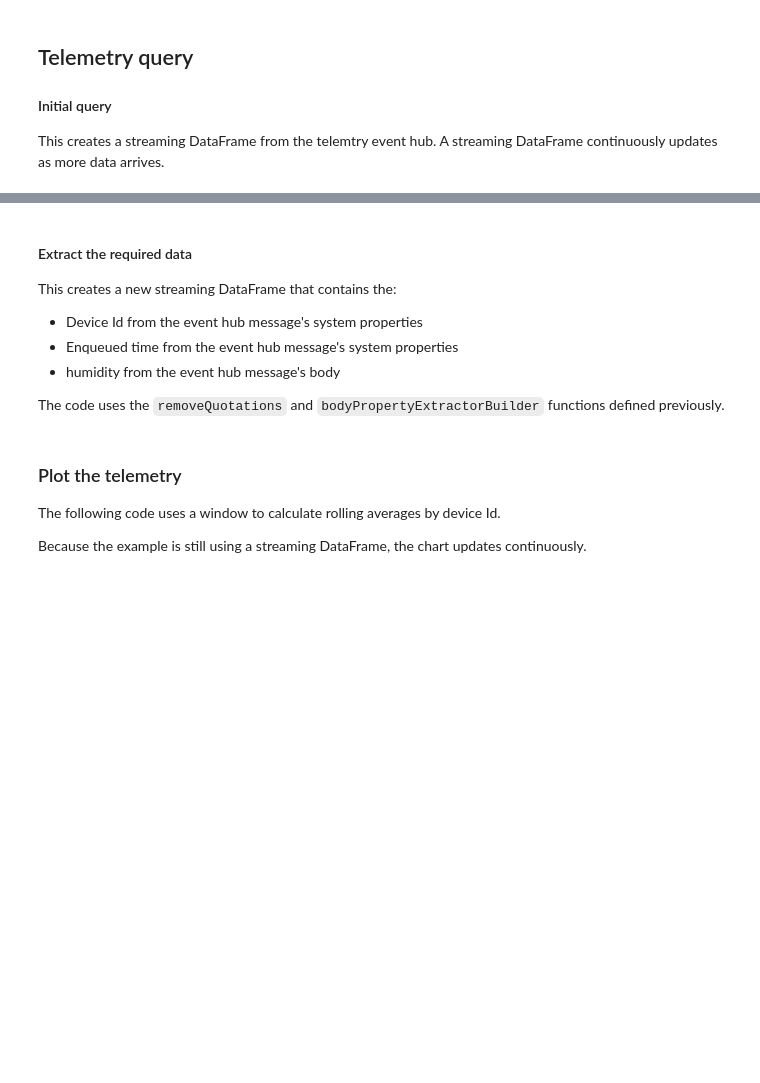
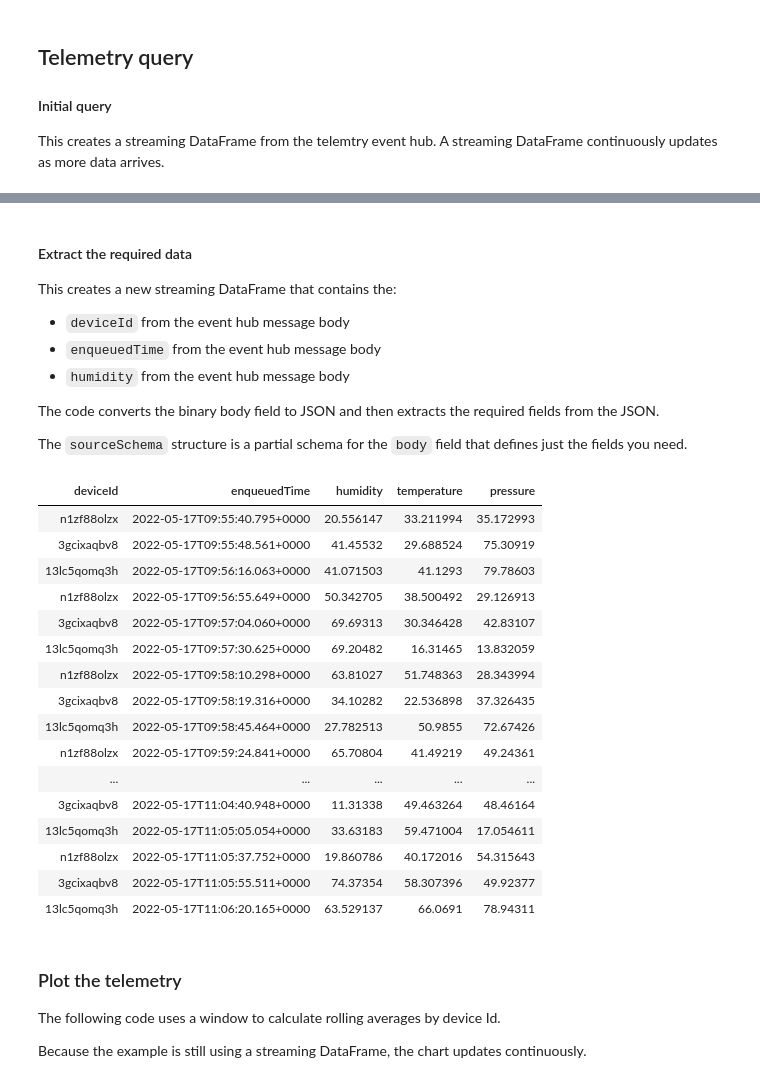
Before and after one commit to Azure-Samples/iot-central-docs-samples, a Jupyter notebook: databricks/IoT Central Analysis.ipynb, the cells around one changed output, grey strips where cells are left out. Saved outputs shown, nothing was run; the diff lists cells and outputs as text; code cells hidden in the pictures; blank space fills up the shorter version.

```diff
--- a/databricks/IoT Central Analysis.ipynb
+++ b/databricks/IoT Central Analysis.ipynb
@@ -71,18 +41,53 @@ telemetryDF = spark \
 # %% [markdown]
 #### Extract the required data
 This creates a new streaming DataFrame that contains the:
-- Device Id from the event hub message's system properties
-- Enqueued time from the event hub message's system properties
-- humidity from the event hub message's body
+- `deviceId` from the event hub message body
+- `enqueuedTime` from the event hub message body
+- `humidity` from the event hub message body
 
-The code uses the `removeQuotations` and `bodyPropertyExtractorBuilder` functions defined previously.
+The code converts the binary body field to JSON and then extracts the required fields from the JSON.
+
+The `sourceSchema` structure is a partial schema for the `body` field that defines just the fields you need.
-# %%
-humidityUdf = udf(bodyPropertyExtractorBuilder(['humidity']), FloatType())
-telemetryDF = telemetryDF.select(
-    removeQuotations(telemetryDF.systemProperties['iothub-connection-device-id']).alias('deviceId'),
-    removeQuotations(telemetryDF.systemProperties['iothub-enqueuedtime']).cast("timestamp").alias('enqueuedtime'),
-    humidityUdf('body').alias('humidity')
-  )
+# %%
+# Create a schema that describes the Body field
+sourceSchema = StructType([
+  StructField("deviceId", StringType(), True),
+  StructField("enqueuedTime", TimestampType(), True),
+  StructField("telemetry", StructType([
+    StructField('humidity', FloatType(), True),
+    StructField('temperature', FloatType(), True),
+    StructField('pressure', FloatType(), True)
+  ])),
+])
+
+# Convert the binary Body column to a string
+telemetryDF = telemetryDF.withColumn("body", col("Body").cast("string")).select(col('body'))
+
+# Convert the string to JSON and select the fields you need.
+jsonOptions = {"dateFormat" : "yyyy-MM-dd HH:mm:ss.SSS"}
+telemetryDF = telemetryDF.withColumn("Body", from_json(telemetryDF.body, sourceSchema, jsonOptions)) \
+  .select(col('body.deviceId'),col('body.enqueuedTime'),col('body.telemetry.humidity'), \
+  col('body.telemetry.temperature'),col('body.telemetry.pressure'))
+
+# display(telemetryDF)
+# %% [output]
+| deviceId | enqueuedTime | humidity | temperature | pressure |
+| n1zf88olzx | 2022-05-17T09:55:40.795+0000 | 20.556147 | 33.211994 | 35.172993 |
+| 3gcixaqbv8 | 2022-05-17T09:55:48.561+0000 | 41.45532 | 29.688524 | 75.30919 |
+| 13lc5qomq3h | 2022-05-17T09:56:16.063+0000 | 41.071503 | 41.1293 | 79.78603 |
+| n1zf88olzx | 2022-05-17T09:56:55.649+0000 | 50.342705 | 38.500492 | 29.126913 |
+| 3gcixaqbv8 | 2022-05-17T09:57:04.060+0000 | 69.69313 | 30.346428 | 42.83107 |
+| 13lc5qomq3h | 2022-05-17T09:57:30.625+0000 | 69.20482 | 16.31465 | 13.832059 |
+| n1zf88olzx | 2022-05-17T09:58:10.298+0000 | 63.81027 | 51.748363 | 28.343994 |
+| 3gcixaqbv8 | 2022-05-17T09:58:19.316+0000 | 34.10282 | 22.536898 | 37.326435 |
+| 13lc5qomq3h | 2022-05-17T09:58:45.464+0000 | 27.782513 | 50.9855 | 72.67426 |
+| n1zf88olzx | 2022-05-17T09:59:24.841+0000 | 65.70804 | 41.49219 | 49.24361 |
+| ... | ... | ... | ... | ... |
+| 3gcixaqbv8 | 2022-05-17T11:04:40.948+0000 | 11.31338 | 49.463264 | 48.46164 |
+| 13lc5qomq3h | 2022-05-17T11:05:05.054+0000 | 33.63183 | 59.471004 | 17.054611 |
+| n1zf88olzx | 2022-05-17T11:05:37.752+0000 | 19.860786 | 40.172016 | 54.315643 |
+| 3gcixaqbv8 | 2022-05-17T11:05:55.511+0000 | 74.37354 | 58.307396 | 49.92377 |
+| 13lc5qomq3h | 2022-05-17T11:06:20.165+0000 | 63.529137 | 66.0691 | 78.94311 |
 # %% [markdown]
 ### Plot the telemetry
 
```
Also changed, not shown: parts of 11 cells of this notebook, 3 other files.
